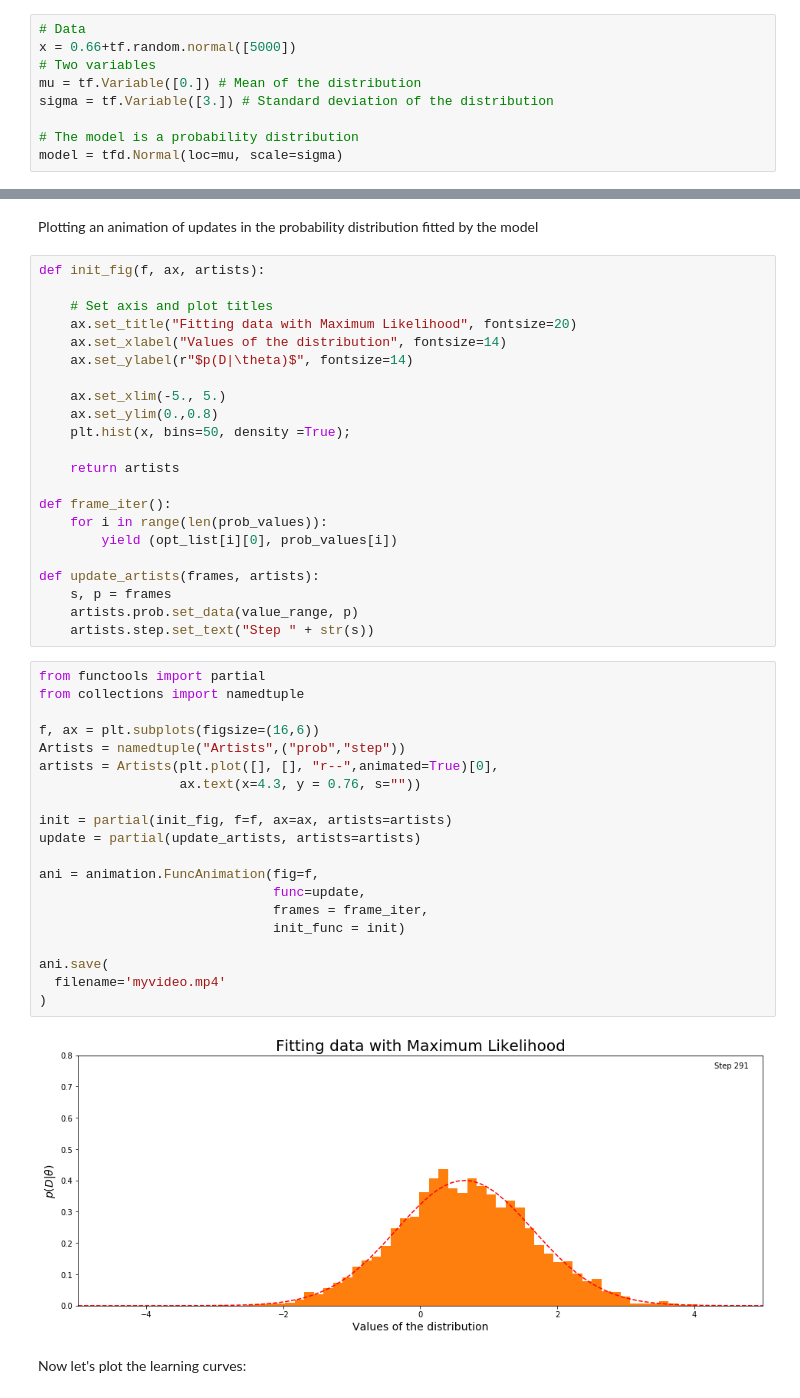
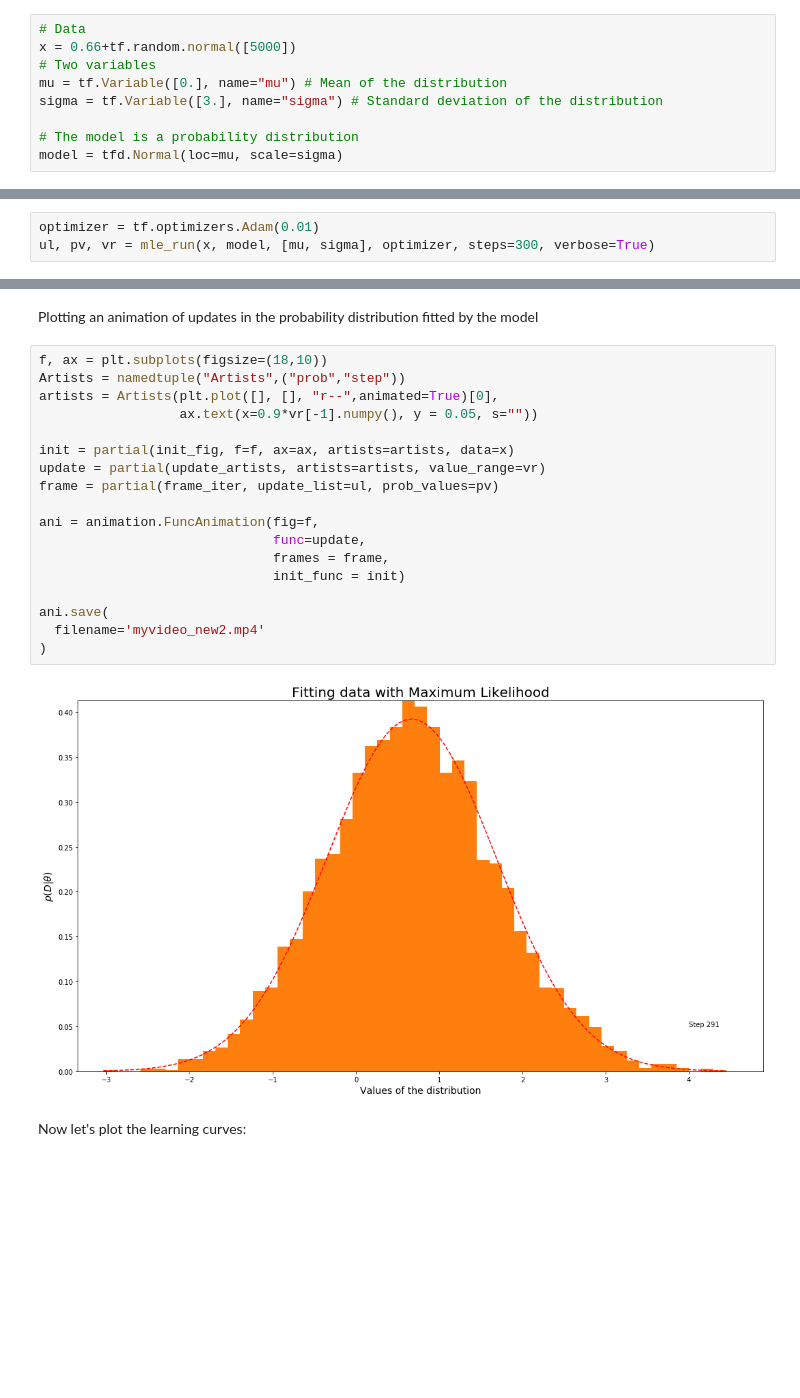
Before and after one commit to pianocode/thelongrun_notebooks, a Jupyter notebook: MLE_tutorial.ipynb, the cells around one changed output, grey strips where cells are left out. Drawn from its saved outputs; the diff is of its cells as text; blank space fills up the shorter version.

```diff
--- a/MLE_tutorial.ipynb
+++ b/MLE_tutorial.ipynb
@@ -10,8 +103,8 @@ True
 # Data
 x = 0.66+tf.random.normal([5000])
 # Two variables
-mu = tf.Variable([0.]) # Mean of the distribution
-sigma = tf.Variable([3.]) # Standard deviation of the distribution
+mu = tf.Variable([0.], name="mu") # Mean of the distribution
+sigma = tf.Variable([3.], name="sigma") # Standard deviation of the distribution
 
 # The model is a probability distribution
 model = tfd.Normal(loc=mu, scale=sigma)
@@ -67,0 +111,3 @@ Step: 291, initial loss: 1.416154146194458, mu: [0.6492796], sigma: [0.9973718]
+# %%
+optimizer = tf.optimizers.Adam(0.01)
+ul, pv, vr = mle_run(x, model, [mu, sigma], optimizer, steps=300, verbose=True)
@@ -68,48 +132,24 @@ Step: 291, initial loss: 1.416154146194458, mu: [0.6492796], sigma: [0.9973718]
 # %% [markdown]
 Plotting an animation of updates in the probability distribution fitted by the model
-# %%
-def init_fig(f, ax, artists):
-
-    # Set axis and plot titles
-    ax.set_title("Fitting data with Maximum Likelihood", fontsize=20)
-    ax.set_xlabel("Values of the distribution", fontsize=14)
-    ax.set_ylabel(r"$p(D|\theta)$", fontsize=14)
-
-    ax.set_xlim(-5., 5.)
-    ax.set_ylim(0.,0.8)
-    plt.hist(x, bins=50, density =True);
-
-    return artists
-
-def frame_iter():
-    for i in range(len(prob_values)):
-        yield (opt_list[i][0], prob_values[i])
-
-def update_artists(frames, artists):
-    s, p = frames
-    artists.prob.set_data(value_range, p)
-    artists.step.set_text("Step " + str(s))
 # %%
-from functools import partial
-from collections import namedtuple
-
-f, ax = plt.subplots(figsize=(16,6))
+f, ax = plt.subplots(figsize=(18,10))
 Artists = namedtuple("Artists",("prob","step"))
 artists = Artists(plt.plot([], [], "r--",animated=True)[0],
-                  ax.text(x=4.3, y = 0.76, s=""))
+                  ax.text(x=0.9*vr[-1].numpy(), y = 0.05, s=""))
 
-init = partial(init_fig, f=f, ax=ax, artists=artists)
-update = partial(update_artists, artists=artists)
+init = partial(init_fig, f=f, ax=ax, artists=artists, data=x)
+update = partial(update_artists, artists=artists, value_range=vr)
+frame = partial(frame_iter, update_list=ul, prob_values=pv)
 
 ani = animation.FuncAnimation(fig=f,
                               func=update,
-                              frames = frame_iter,
+                              frames = frame,
                               init_func = init)
 
 ani.save(
-  filename='myvideo.mp4'
+  filename='myvideo_new2.mp4'
 )
 # %% [output]
-[figure, old version]
+[figure, new version]
 # %% [markdown]
 Now let's plot the learning curves:
```
Also changed, not shown: parts of 17 cells of this notebook.
